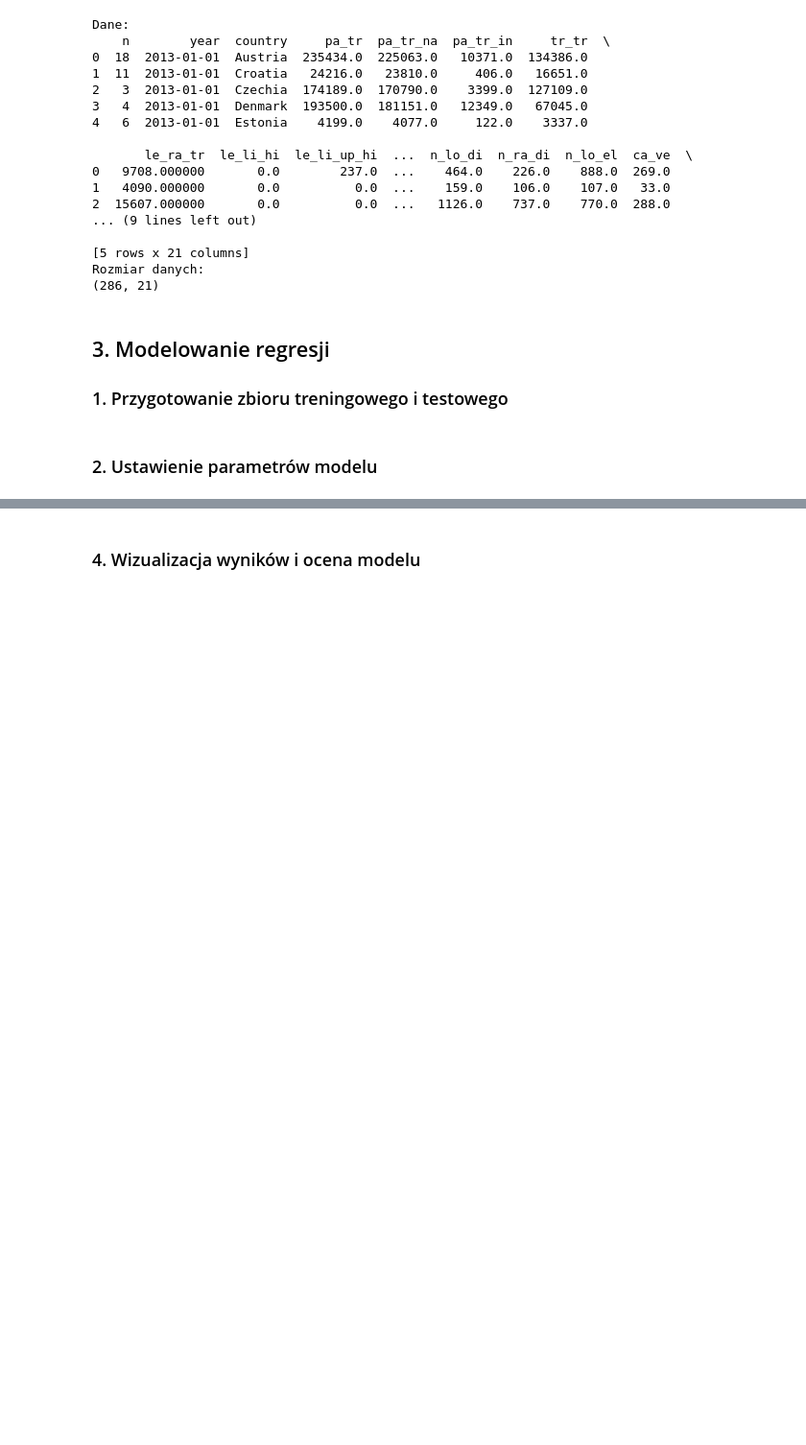
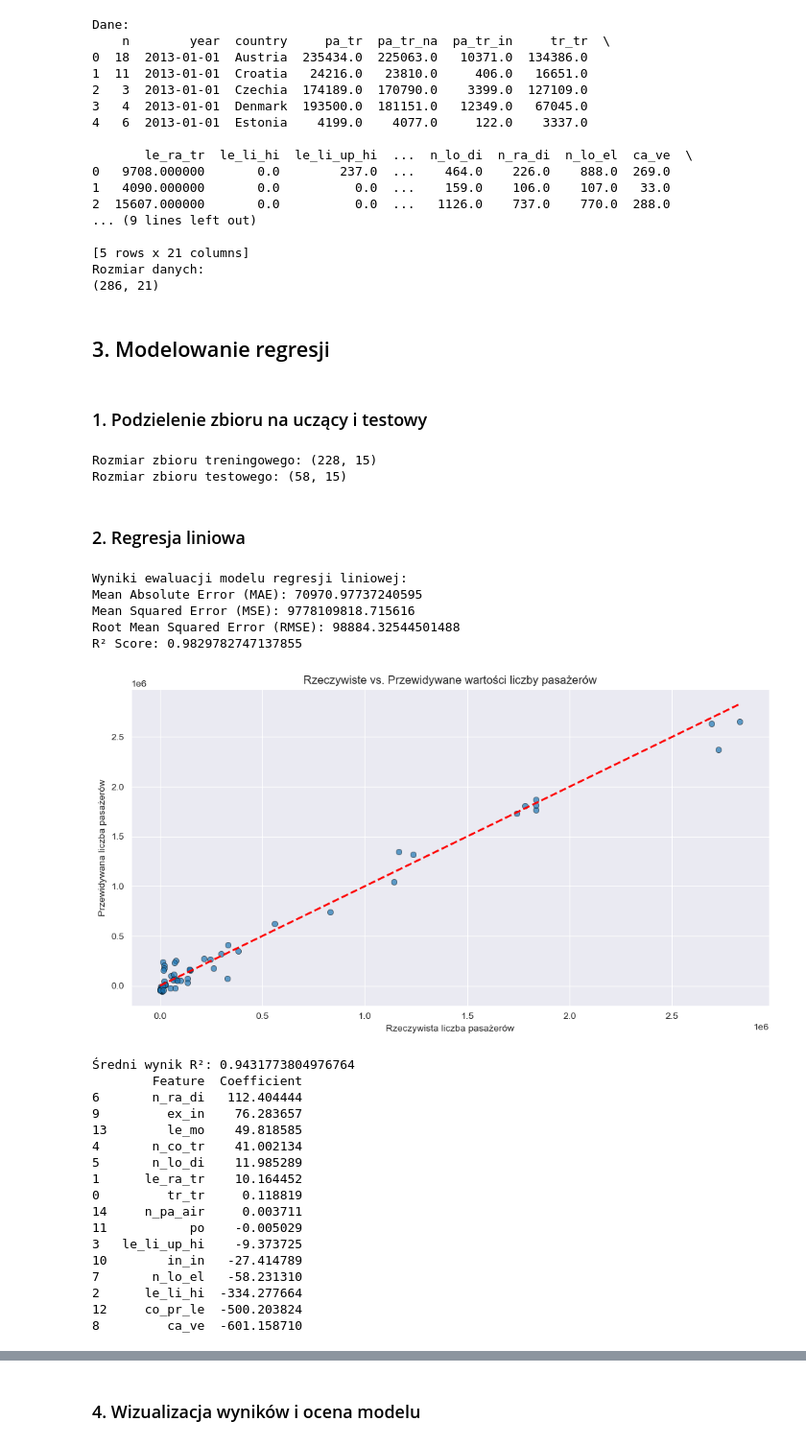
Before and after one commit to SzymonKovalski/ExploracjaTransportuKolejowego, a Jupyter notebook: regresja.ipynb, the cells around one changed output, grey strips where cells are left out. Shown: that part at 96% size. Cells and saved outputs as stored; diff of their text form; code cells hidden in the pictures; blank space fills up the shorter version.

Commit message:
Dodanie modelu regresji liniowej i grzbietowej

```diff
--- a/regresja.ipynb
+++ b/regresja.ipynb
@@ -38,7 +43,79 @@ Rozmiar danych:
 (286, 21)
 # %% [markdown]
 ## 3. Modelowanie regresji
-### 1. Przygotowanie zbioru treningowego i testowego
+# %% [markdown]
+### 1. Podzielenie zbioru na uczący i testowy
+# %%
+X = tables.drop(columns=['n', 'country', 'year', 'pa_tr', 'pa_tr_na', 'pa_tr_in'])
+y = tables['pa_tr']
+
+X_train, X_test, y_train, y_test = train_test_split(X, y, test_size=0.2, random_state=42)
+
+print("Rozmiar zbioru treningowego:", X_train.shape, "\nRozmiar zbioru testowego:", X_test.shape)
+# %% [output]
+Rozmiar zbioru treningowego: (228, 15)
+Rozmiar zbioru testowego: (58, 15)
 # %% [markdown]
-### 2. Ustawienie parametrów modelu
+### 2. Regresja liniowa
+# %%
+#Model regresji liniowej
+model_linear = LinearRegression()
+model_linear.fit(X_train, y_train)
+
+y_pred = model_linear.predict(X_test)
+
+mae = mean_absolute_error(y_test, y_pred)
+mse = mean_squared_error(y_test, y_pred)
+rmse = np.sqrt(mse)
+r2 = r2_score(y_test, y_pred)
+
+print("Wyniki ewaluacji modelu regresji liniowej:")
+print(f"Mean Absolute Error (MAE): {mae}")
+print(f"Mean Squared Error (MSE): {mse}")
+print(f"Root Mean Squared Error (RMSE): {rmse}")
+print(f"R² Score: {r2}")
+
+# Porównanie przewidywanych i rzeczywistych wartości
+plt.figure(figsize=(12, 6))
+sns.scatterplot(x=y_test, y=y_pred, alpha=0.7, edgecolor='k')
+plt.plot([y_test.min(), y_test.max()], [y_test.min(), y_test.max()], 'r--', lw=2)
+plt.xlabel('Rzeczywista liczba pasażerów')
+plt.ylabel('Przewidywana liczba pasażerów')
+plt.title('Rzeczywiste vs. Przewidywane wartości liczby pasażerów')
+plt.show()
+
+scores = cross_val_score(model_linear, X_train, y_train, cv=5, scoring='r2')
+print("Średni wynik R²:", scores.mean())
+
+# Wagi cech w modelu
+coefficients = pd.DataFrame({
+    'Feature': X.columns,
+    'Coefficient': model_linear.coef_
+}).sort_values(by='Coefficient', ascending=False)
+
+print(coefficients)
+# %% [output]
+Wyniki ewaluacji modelu regresji liniowej:
+Mean Absolute Error (MAE): 70970.97737240595
+Mean Squared Error (MSE): 9778109818.715616
+Root Mean Squared Error (RMSE): 98884.32544501488
+R² Score: 0.9829782747137855
+[figure, added]
+Średni wynik R²: 0.9431773804976764
+        Feature  Coefficient
+6       n_ra_di   112.404444
+9         ex_in    76.283657
+13        le_mo    49.818585
+4       n_co_tr    41.002134
+5       n_lo_di    11.985289
+1      le_ra_tr    10.164452
+0         tr_tr     0.118819
+14     n_pa_air     0.003711
+11           po    -0.005029
+3   le_li_up_hi    -9.373725
+10        in_in   -27.414789
+7       n_lo_el   -58.231310
+2      le_li_hi  -334.277664
+12     co_pr_le  -500.203824
+8         ca_ve  -601.158710
 # %% [markdown]
```
Also changed, not shown: parts of 4 cells of this notebook.
